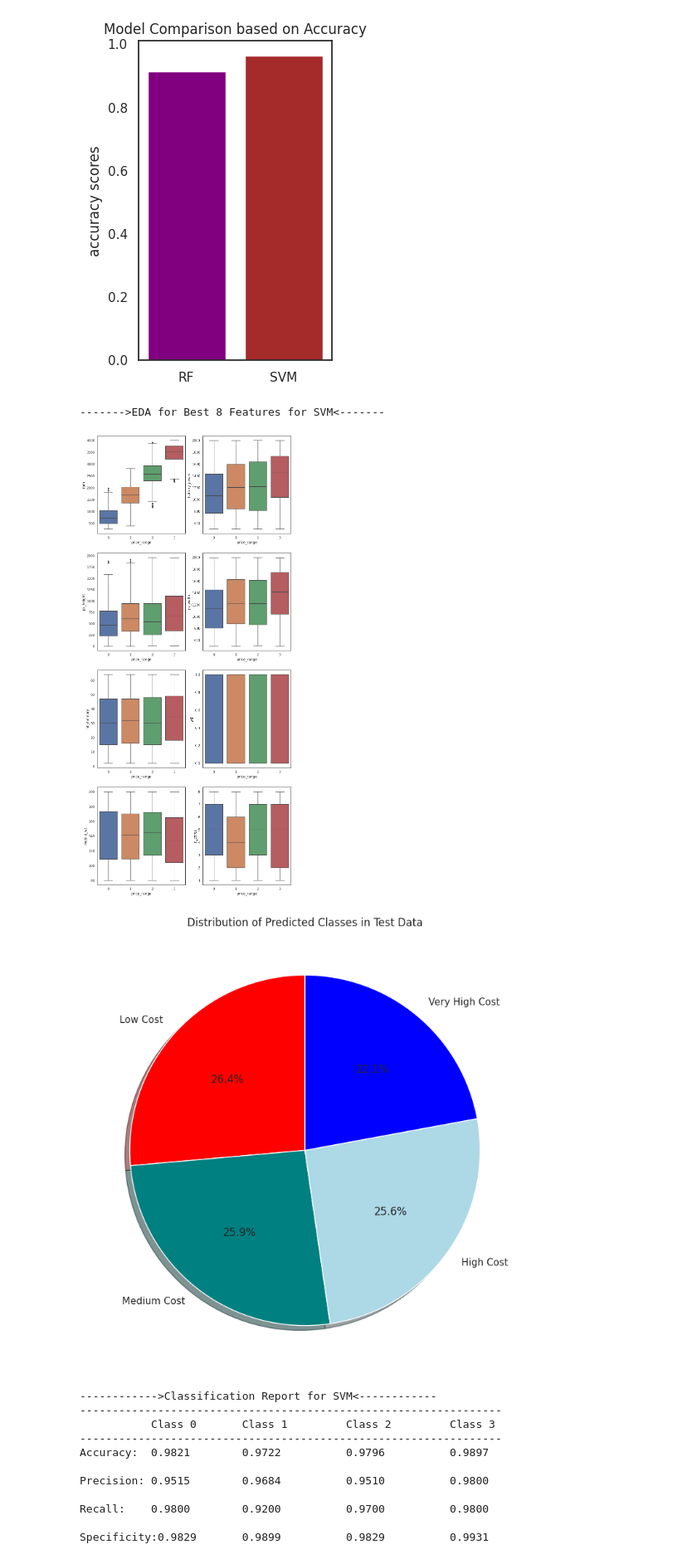
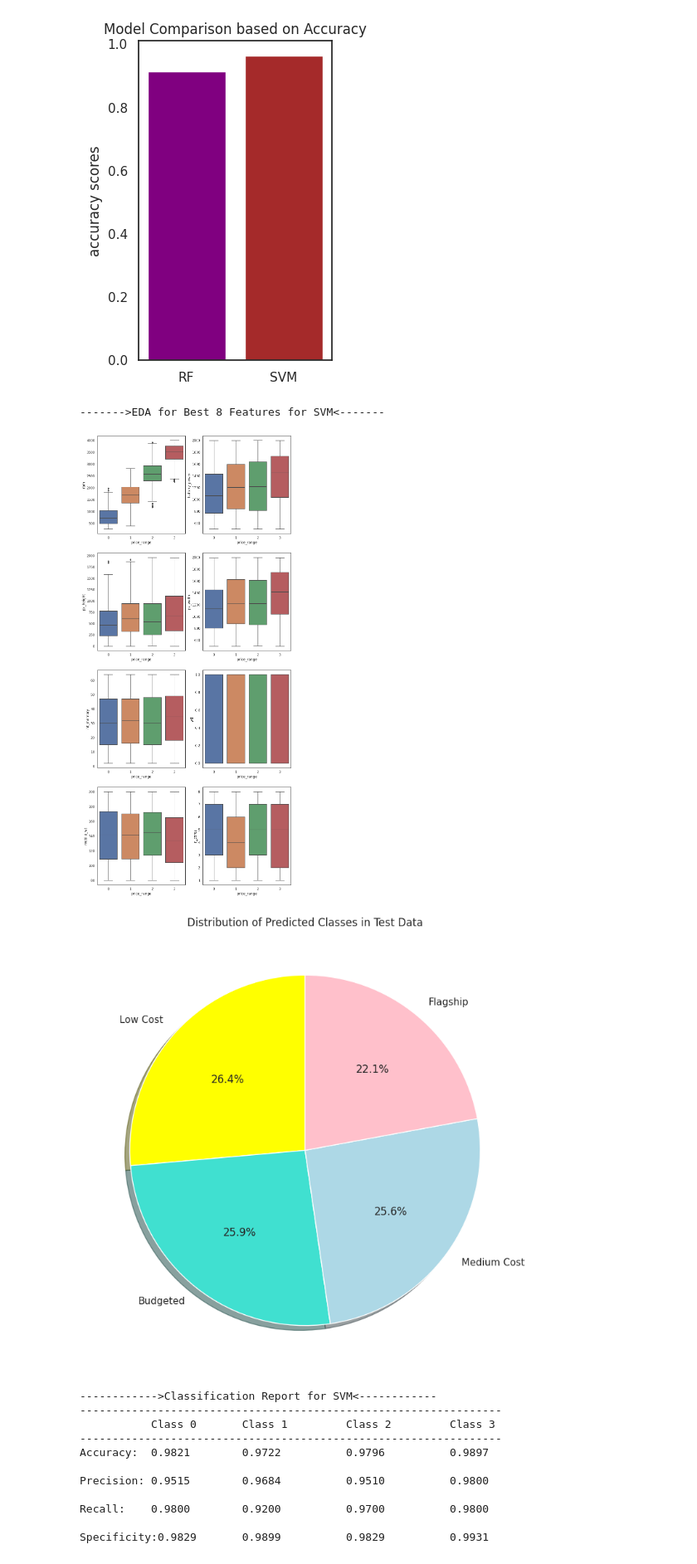
Before and after one commit to M7mdNassar/Mobile-Price-Classification, a Jupyter notebook: Mobile_Price_Classification_Project.ipynb, the cells around one changed output. Shown at 83% size. Saved outputs shown, nothing was run; the diff lists cells and outputs as text; code cells hidden in the pictures.

```diff
--- a/Mobile_Price_Classification_Project.ipynb
+++ b/Mobile_Price_Classification_Project.ipynb
@@ -19,11 +19,10 @@ warnings.filterwarnings("ignore")
 ## **Load dataset**
 # %%
 # Import Dataset
-dataset= pd.read_csv('train.csv')
-
+data = pd.read_csv("train.csv")
 test_data = pd.read_csv("test.csv")
-x = dataset.iloc[:,0:20]
-y = dataset.iloc[:,20]
+x = data.iloc[:,0:20]
+y = data.iloc[:,20]
 pd.set_option('display.max_columns', None)
 # %%
 #Inspecting the training Dataset
@@ -261,7 +221,7 @@ Text(0.5, 1.0, 'Correlation between Attributes and Price Range')
 #Splitting the training and testing dataset
 from sklearn.model_selection import train_test_split
 # Splitting of data
-x_train, x_test, y_train, y_test = train_test_split(x, y, test_size = 0.2, random_state = 0,stratify = y)
+x_train, x_valid, y_train, y_valid = train_test_split(x, y, test_size = 0.2, random_state = 0,stratify = y)
 # %%
 #Feature Scaling
 from sklearn.preprocessing import StandardScaler
@@ -376,20 +336,20 @@ plt.show()
 ------------>We decide from the Bar Graph that the best Model is SVM<------------
 [figure]
 # %%
-#Exploratory Data Analysis(EDA) for the best 8 features that we saw on SVM
+#EDA for the best 8 features that we saw on SVM
 print("------->EDA for Best 8 Features for SVM<-------")
 fig, ax = plt.subplots(ncols=2, nrows=4, figsize=(12,28))
-sns.boxplot(x='price_range',y='ram',data=dataset,ax=ax[0,0]);
-sns.boxplot(x='price_range',y='battery_power',data=dataset,ax=ax[0,1]);
-sns.boxplot(x='price_range',y='px_height',data=dataset,ax=ax[1,0]);
-sns.boxplot(x='price_range',y='px_width',data=dataset,ax=ax[1,1]);
-sns.boxplot(x='price_range',y='int_memory',data=dataset,ax=ax[2,0]);
-sns.boxplot(x='price_range',y='wifi',data=dataset,ax=ax[2,1]);
-sns.boxplot(x='price_range',y='mobile_wt',data=dataset,ax=ax[3,0]);
-sns.boxplot(x='price_range',y='n_cores',data=dataset,ax=ax[3,1]);
+sns.boxplot(x='price_range',y='ram',data=data,ax=ax[0,0]);
+sns.boxplot(x='price_range',y='battery_power',data=data,ax=ax[0,1]);
+sns.boxplot(x='price_range',y='px_height',data=data,ax=ax[1,0]);
+sns.boxplot(x='price_range',y='px_width',data=data,ax=ax[1,1]);
+sns.boxplot(x='price_range',y='int_memory',data=data,ax=ax[2,0]);
+sns.boxplot(x='price_range',y='wifi',data=data,ax=ax[2,1]);
+sns.boxplot(x='price_range',y='mobile_wt',data=data,ax=ax[3,0]);
+sns.boxplot(x='price_range',y='n_cores',data=data,ax=ax[3,1]);
 # %% [output]
 ------->EDA for Best 8 Features for SVM<-------
-[figure, old version]
+[figure, new version]
 # %%
 #------------>Using the Best Algorithm<-------------
 # Remove ID column(extra)
@@ -401,20 +362,20 @@ test = sc.fit_transform(test_data)
 # %%
 # Prediction
 predicted_price_range = svm.predict(test)
 
 test_data['price_range'] = predicted_price_range
 
-labels = ["Low Cost", "Medium Cost", "High Cost", "Very High Cost"]
+labels = ["Low Cost", "Budgeted", "Medium Cost", "Flagship"]
 labels = list(labels)
 values = test_data['price_range'].value_counts().values
-colors = ['red','teal','lightblue', 'blue']
+colors = ['yellow','turquoise','lightblue', 'pink']
 plt.rcParams['figure.figsize'] = (12,9)
 fig1, ax1 = plt.subplots()
 ax1.pie(values, labels=labels, colors=colors, autopct='%1.1f%%', shadow=True, startangle=90)
 ax1.set_title('Distribution of Predicted Classes in Test Data')
 plt.show()
 # %% [output]
-[figure, old version]
+[figure, new version]
 # %%
 #------------>CLassification Report<------------
 
```
Also changed, not shown: parts of 22 cells of this notebook.
